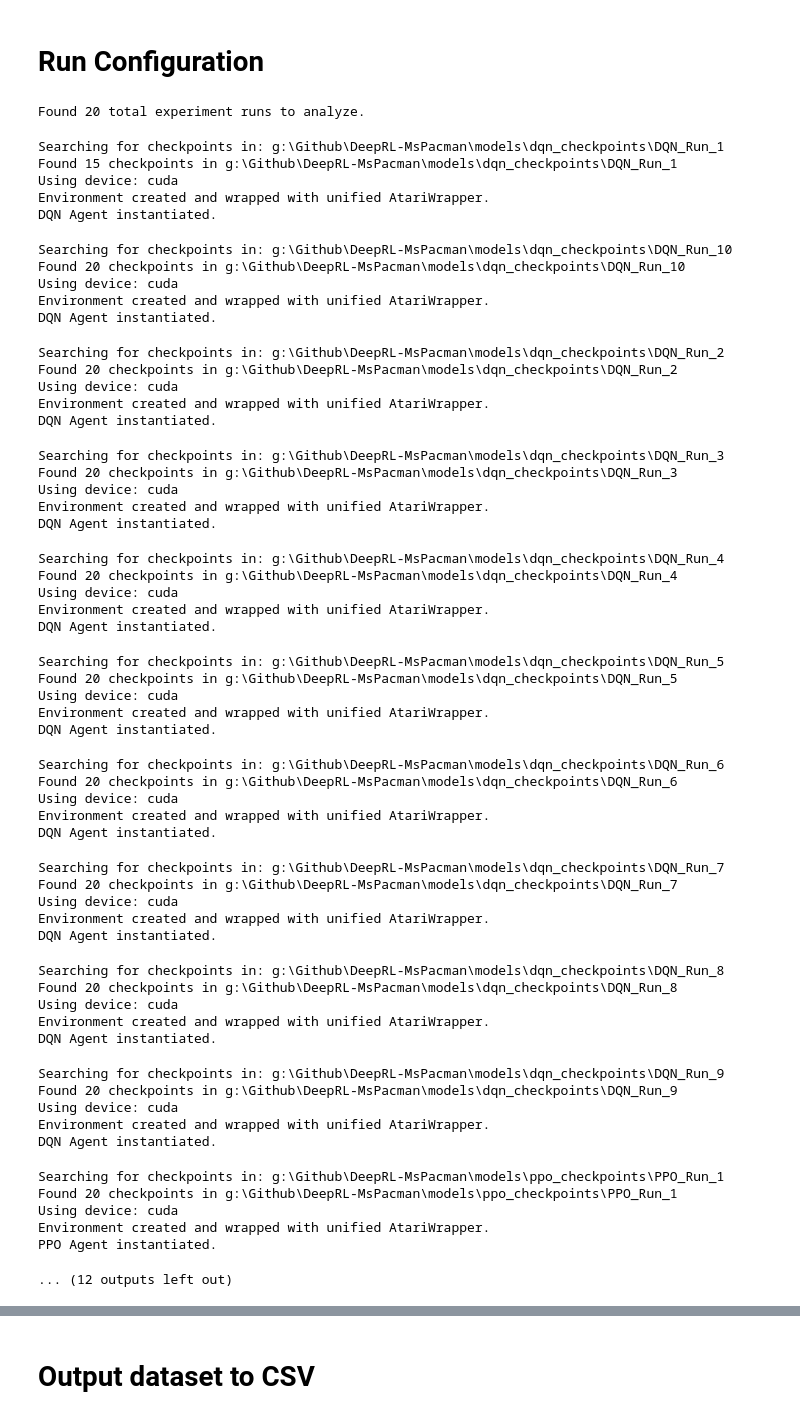
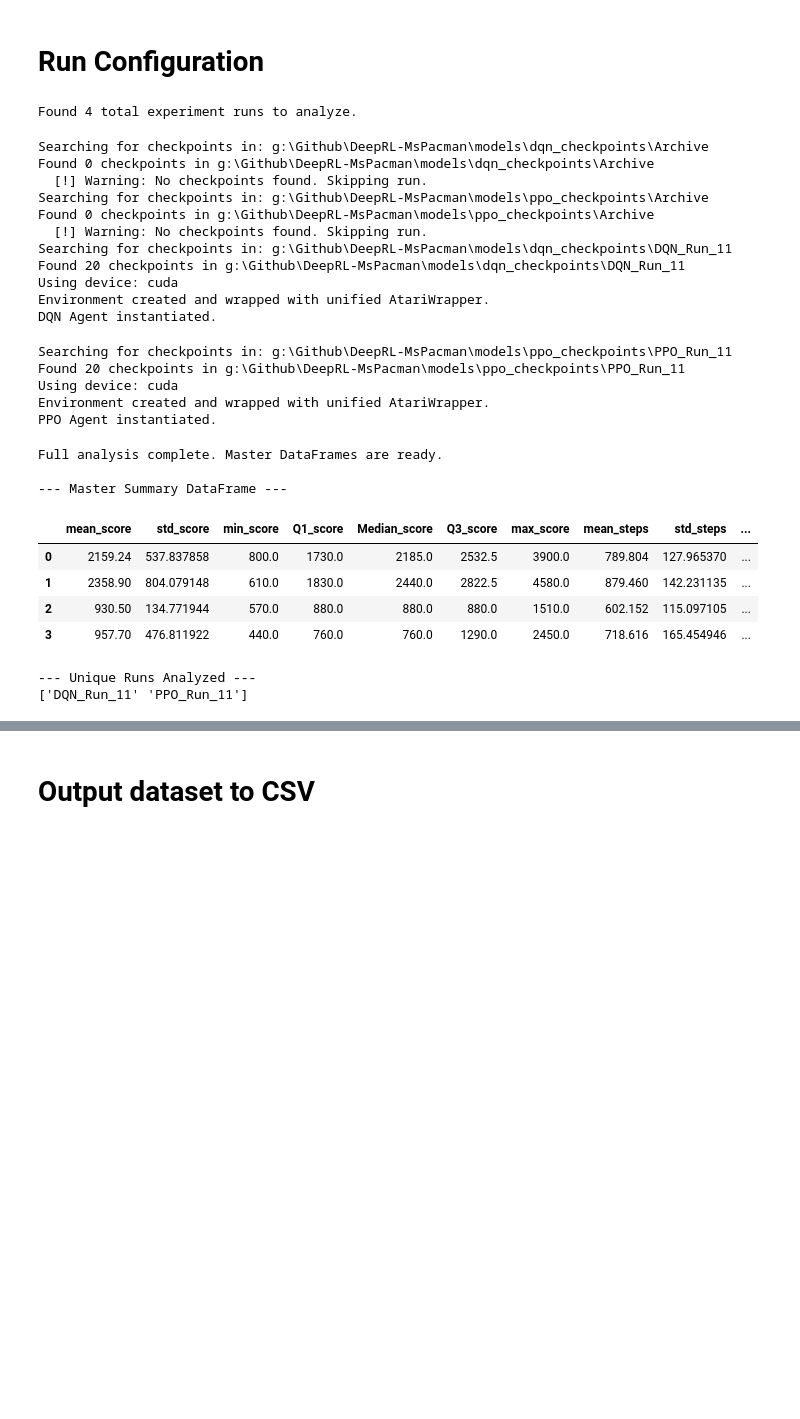
Before and after one commit to davisalexanderc/DeepRL-MsPacman, a Jupyter notebook: Evaluation_and_Analysis.ipynb, the cells around one changed output, grey strips where cells are left out. Cells and saved outputs as stored; diff of their text form; code cells hidden in the pictures; blank space fills up the shorter version.

```diff
--- a/Evaluation_and_Analysis.ipynb
+++ b/Evaluation_and_Analysis.ipynb
@@ -286,84 +286,55 @@ def plot_final_box_whisker(master_raw_df: pd.DataFrame, master_summary_df: pd.Da
 # Run Configuration
 # %%
 TARGET_TIMESTEPS = [
+    9000000,
     10000000,
 ]
 
 # Configure paths and parameters
 MODELS_DIR = project_root / "models"
 NUM_EVAL_GAMES = 500 # Use a small number for testing, increase for final analysis (e.g., 100)
 
 # Run the full analysis
 master_raw_df, master_summary_df = run_full_analysis(
     base_models_dir=MODELS_DIR,
     num_eval_games=NUM_EVAL_GAMES,
     target_timesteps=TARGET_TIMESTEPS
 )
 
 # Check the output
 if not master_summary_df.empty:
     print("\n--- Master Summary DataFrame ---")
     display(master_summary_df.head())
     print("\n--- Unique Runs Analyzed ---")
     print(master_summary_df['run_name'].unique())
 # %% [output]
-Found 20 total experiment runs to analyze.
+Found 4 total experiment runs to analyze.
-Searching for checkpoints in: g:\Github\DeepRL-MsPacman\models\dqn_checkpoints\DQN_Run_1
-Found 15 checkpoints in g:\Github\DeepRL-MsPacman\models\dqn_checkpoints\DQN_Run_1
+Searching for checkpoints in: g:\Github\DeepRL-MsPacman\models\dqn_checkpoints\Archive
+Found 0 checkpoints in g:\Github\DeepRL-MsPacman\models\dqn_checkpoints\Archive
+  [!] Warning: No checkpoints found. Skipping run.
+Searching for checkpoints in: g:\Github\DeepRL-MsPacman\models\ppo_checkpoints\Archive
+Found 0 checkpoints in g:\Github\DeepRL-MsPacman\models\ppo_checkpoints\Archive
+  [!] Warning: No checkpoints found. Skipping run.
+Searching for checkpoints in: g:\Github\DeepRL-MsPacman\models\dqn_checkpoints\DQN_Run_11
+Found 20 checkpoints in g:\Github\DeepRL-MsPacman\models\dqn_checkpoints\DQN_Run_11
 Using device: cuda
 Environment created and wrapped with unified AtariWrapper.
 DQN Agent instantiated.
-Searching for checkpoints in: g:\Github\DeepRL-MsPacman\models\dqn_checkpoints\DQN_Run_10
-Found 20 checkpoints in g:\Github\DeepRL-MsPacman\models\dqn_checkpoints\DQN_Run_10
+Searching for checkpoints in: g:\Github\DeepRL-MsPacman\models\ppo_checkpoints\PPO_Run_11
+Found 20 checkpoints in g:\Github\DeepRL-MsPacman\models\ppo_checkpoints\PPO_Run_11
 Using device: cuda
 Environment created and wrapped with unified AtariWrapper.
-DQN Agent instantiated.
+PPO Agent instantiated.
-Searching for checkpoints in: g:\Github\DeepRL-MsPacman\models\dqn_checkpoints\DQN_Run_2
-Found 20 checkpoints in g:\Github\DeepRL-MsPacman\models\dqn_checkpoints\DQN_Run_2
-Using device: cuda
-Environment created and wrapped with unified AtariWrapper.
-DQN Agent instantiated.
+Full analysis complete. Master DataFrames are ready.
+
+--- Master Summary DataFrame ---
+|  | mean_score | std_score | min_score | Q1_score | Median_score | Q3_score | max_score | mean_steps | std_steps | ... |
+| 0 | 2159.24 | 537.837858 | 800.0 | 1730.0 | 2185.0 | 2532.5 | 3900.0 | 789.804 | 127.965370 | ... |
+| 1 | 2358.90 | 804.079148 | 610.0 | 1830.0 | 2440.0 | 2822.5 | 4580.0 | 879.460 | 142.231135 | ... |
+| 2 | 930.50 | 134.771944 | 570.0 | 880.0 | 880.0 | 880.0 | 1510.0 | 602.152 | 115.097105 | ... |
+| 3 | 957.70 | 476.811922 | 440.0 | 760.0 | 760.0 | 1290.0 | 2450.0 | 718.616 | 165.454946 | ... |
-Searching for checkpoints in: g:\Github\DeepRL-MsPacman\models\dqn_checkpoints\DQN_Run_3
-Found 20 checkpoints in g:\Github\DeepRL-MsPacman\models\dqn_checkpoints\DQN_Run_3
-Using device: cuda
-Environment created and wrapped with unified AtariWrapper.
-DQN Agent instantiated.
+--- Unique Runs Analyzed ---
+['DQN_Run_11' 'PPO_Run_11']
-Searching for checkpoints in: g:\Github\DeepRL-MsPacman\models\dqn_checkpoints\DQN_Run_4
-Found 20 checkpoints in g:\Github\DeepRL-MsPacman\models\dqn_checkpoints\DQN_Run_4
-Using device: cuda
-Environment created and wrapped with unified AtariWrapper.
-DQN Agent instantiated.
-Searching for checkpoints in: g:\Github\DeepRL-MsPacman\models\dqn_checkpoints\DQN_Run_5
-Found 20 checkpoints in g:\Github\DeepRL-MsPacman\models\dqn_checkpoints\DQN_Run_5
-Using device: cuda
-Environment created and wrapped with unified AtariWrapper.
-DQN Agent instantiated.
-Searching for checkpoints in: g:\Github\DeepRL-MsPacman\models\dqn_checkpoints\DQN_Run_6
-Found 20 checkpoints in g:\Github\DeepRL-MsPacman\models\dqn_checkpoints\DQN_Run_6
-Using device: cuda
-Environment created and wrapped with unified AtariWrapper.
-DQN Agent instantiated.
-Searching for checkpoints in: g:\Github\DeepRL-MsPacman\models\dqn_checkpoints\DQN_Run_7
-Found 20 checkpoints in g:\Github\DeepRL-MsPacman\models\dqn_checkpoints\DQN_Run_7
-Using device: cuda
-Environment created and wrapped with unified AtariWrapper.
-DQN Agent instantiated.
-Searching for checkpoints in: g:\Github\DeepRL-MsPacman\models\dqn_checkpoints\DQN_Run_8
-Found 20 checkpoints in g:\Github\DeepRL-MsPacman\models\dqn_checkpoints\DQN_Run_8
-Using device: cuda
-Environment created and wrapped with unified AtariWrapper.
-DQN Agent instantiated.
-Searching for checkpoints in: g:\Github\DeepRL-MsPacman\models\dqn_checkpoints\DQN_Run_9
-Found 20 checkpoints in g:\Github\DeepRL-MsPacman\models\dqn_checkpoints\DQN_Run_9
-Using device: cuda
-Environment created and wrapped with unified AtariWrapper.
-DQN Agent instantiated.
-Searching for checkpoints in: g:\Github\DeepRL-MsPacman\models\ppo_checkpoints\PPO_Run_1
-Found 20 checkpoints in g:\Github\DeepRL-MsPacman\models\ppo_checkpoints\PPO_Run_1
-Using device: cuda
-Environment created and wrapped with unified AtariWrapper.
-PPO Agent instantiated.
-... (12 outputs left out)
 # %%
 print(master_summary_df.head(20))
 # %% [output]
```
Also changed, not shown: parts of 5 cells of this notebook, 1 other file.
